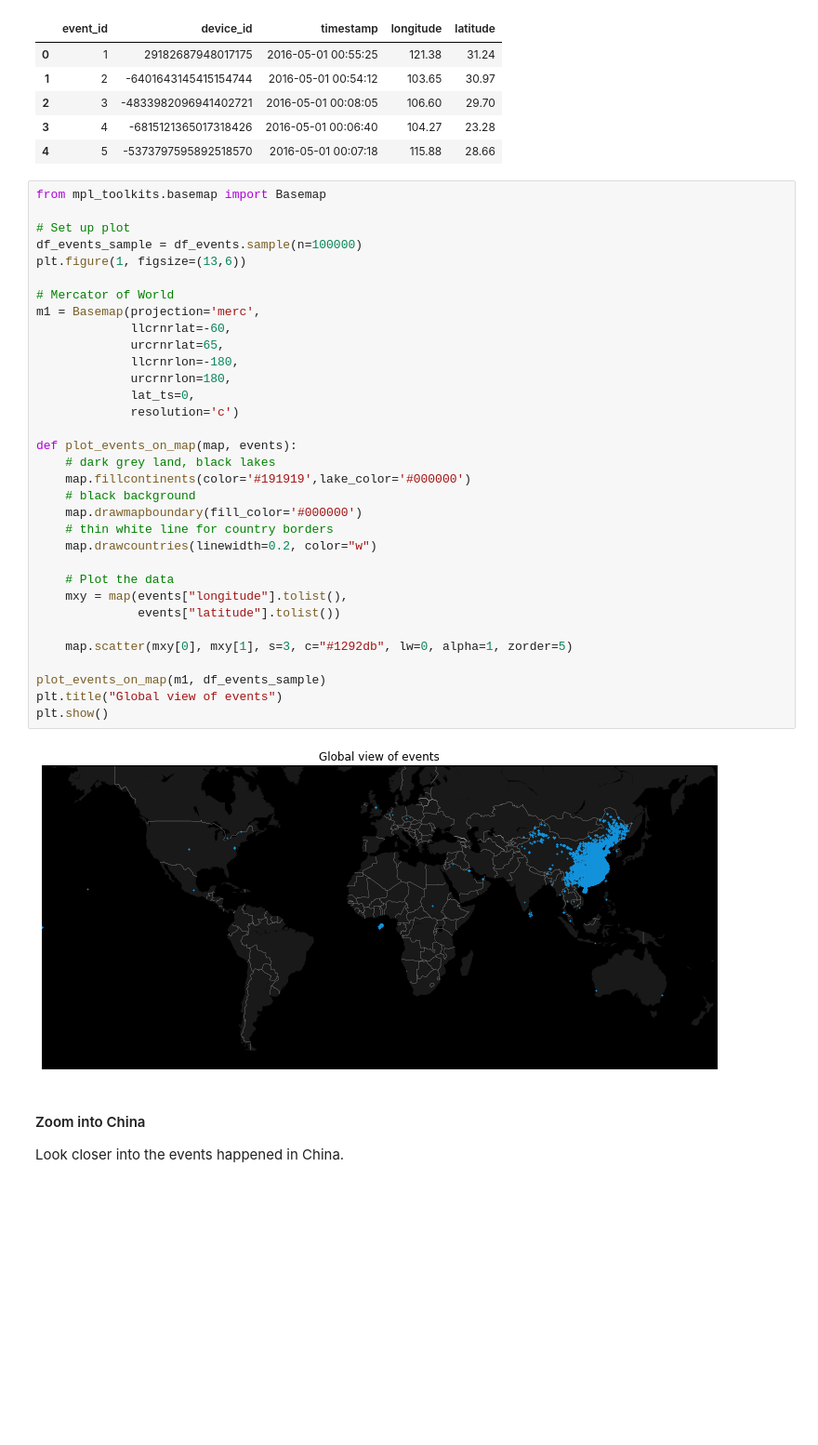
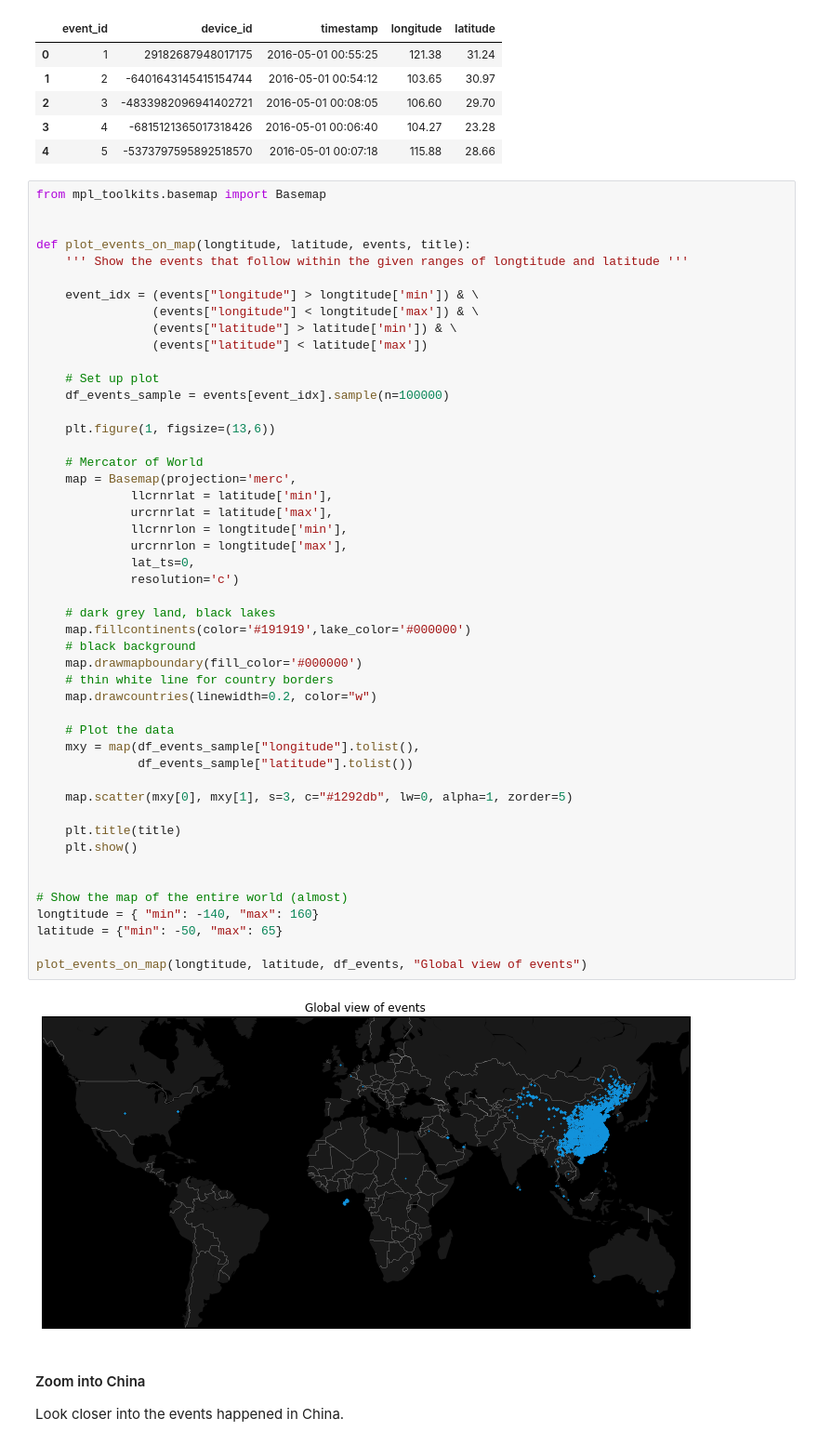
Before and after one commit to liaison/TalkingData, a Jupyter notebook: scripts/talking_data.ipynb, the cells around one changed output. Shown: that part at 93% size. Cells and saved outputs as stored; diff of their text form; blank space fills up the shorter version.

Commit message:
refine the code to draw event map

```diff
--- a/scripts/talking_data.ipynb
+++ b/scripts/talking_data.ipynb
@@ -268,38 +270,53 @@ df_events.head()
 # %%
 from mpl_toolkits.basemap import Basemap
 
-# Set up plot
-df_events_sample = df_events.sample(n=100000)
-plt.figure(1, figsize=(13,6))
 
-# Mercator of World
-m1 = Basemap(projection='merc',
-             llcrnrlat=-60,
-             urcrnrlat=65,
-             llcrnrlon=-180,
-             urcrnrlon=180,
+def plot_events_on_map(longtitude, latitude, events, title):
+    ''' Show the events that follow within the given ranges of longtitude and latitude '''
+
+    event_idx = (events["longitude"] > longtitude['min']) & \
+                (events["longitude"] < longtitude['max']) & \
+                (events["latitude"] > latitude['min']) & \
+                (events["latitude"] < latitude['max'])
+
+    # Set up plot
+    df_events_sample = events[event_idx].sample(n=100000)
+
+    plt.figure(1, figsize=(13,6))
+
+    # Mercator of World
+    map = Basemap(projection='merc',
+             llcrnrlat = latitude['min'],
+             urcrnrlat = latitude['max'],
+             llcrnrlon = longtitude['min'],
+             urcrnrlon = longtitude['max'],
              lat_ts=0,
              resolution='c')
 
-def plot_events_on_map(map, events):
     # dark grey land, black lakes
     map.fillcontinents(color='#191919',lake_color='#000000')
     # black background
     map.drawmapboundary(fill_color='#000000')
     # thin white line for country borders
     map.drawcountries(linewidth=0.2, color="w")
 
     # Plot the data
-    mxy = map(events["longitude"].tolist(),
-              events["latitude"].tolist())
+    mxy = map(df_events_sample["longitude"].tolist(),
+              df_events_sample["latitude"].tolist())
 
     map.scatter(mxy[0], mxy[1], s=3, c="#1292db", lw=0, alpha=1, zorder=5)
 
-plot_events_on_map(m1, df_events_sample)
-plt.title("Global view of events")
-plt.show()
+    plt.title(title)
+    plt.show()
+
+
+# Show the map of the entire world (almost)
+longtitude = { "min": -140, "max": 160}
+latitude = {"min": -50, "max": 65}
+
+plot_events_on_map(longtitude, latitude, df_events, "Global view of events")
 # %% [output]
-[figure, old version]
+[figure, new version]
 # %% [markdown]
 #### Zoom into China
 
```
Also changed, not shown: parts of 6 cells of this notebook.
